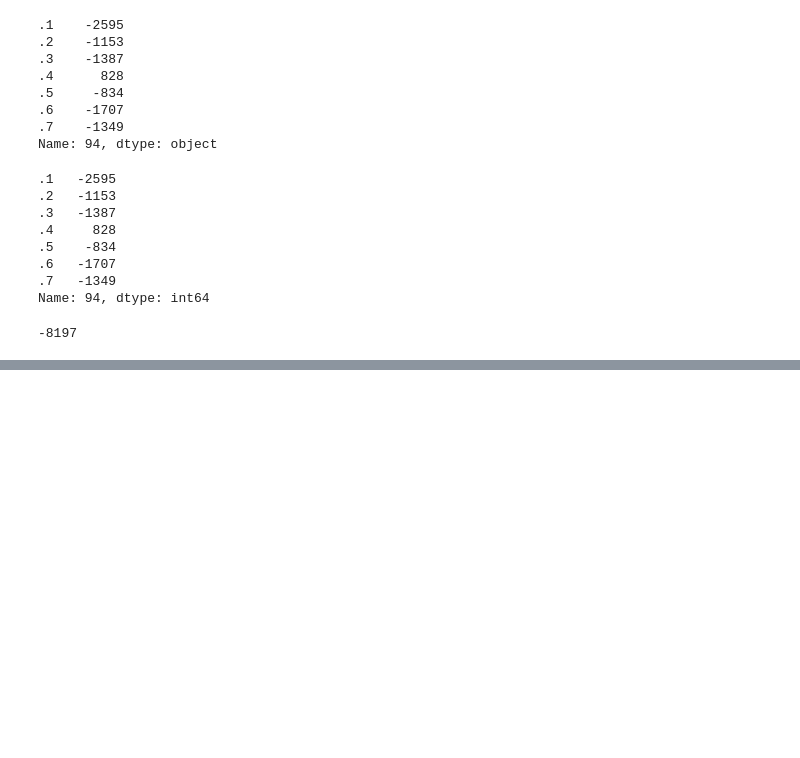
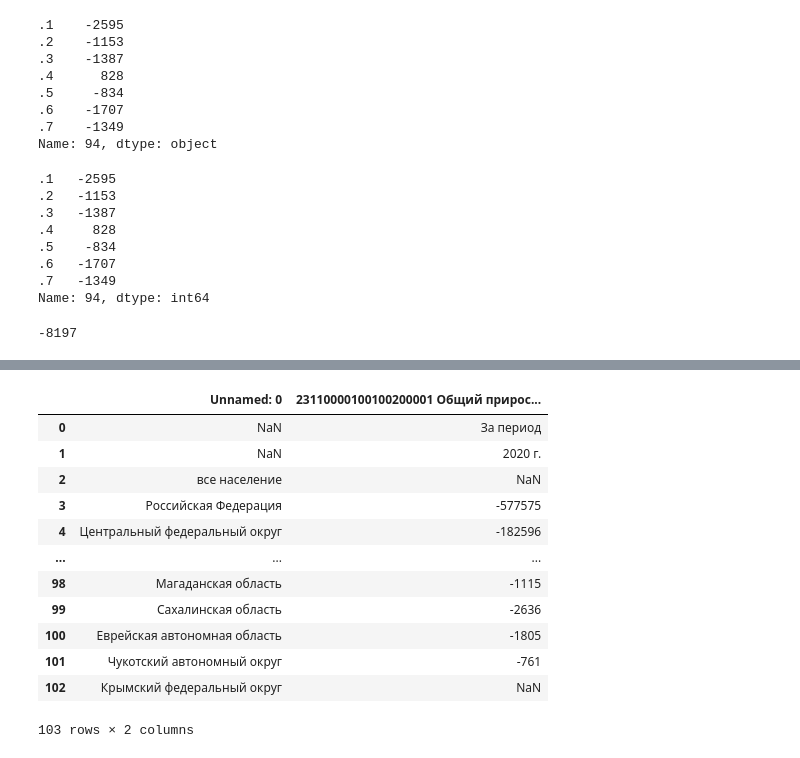
Before and after one commit to kroninam/My_notes_for_Pandas, a Jupyter notebook: 005_pandas_different_sourses_of_DATA.ipynb, the cells around one changed output, grey strips where cells are left out. Saved outputs shown, nothing was run; the diff lists cells and outputs as text; code cells hidden in the pictures; blank space fills up the shorter version.

```diff
--- a/005_pandas_different_sourses_of_DATA.ipynb
+++ b/005_pandas_different_sourses_of_DATA.ipynb
@@ -851,0 +982,2 @@ df_kamchatka.astype('int64').sum()
+# %%
+_lst = pd.read_html('23110000100100200001_Общий_прирост_постоянного_населения.html')
@@ -851,0 +988,2 @@ df_kamchatka.astype('int64').sum()
+# %%
+df = _lst[0]
@@ -851,0 +1006,16 @@ df_kamchatka.astype('int64').sum()
+# %%
+df[['Unnamed: 0', '23110000100100200001 Общий прирост постоянного населения.7']]
+# %% [output]
+|  | Unnamed: 0 | 23110000100100200001 Общий прирос... |
+| 0 | NaN | За период |
+| 1 | NaN | 2020 г. |
+| 2 | все население | NaN |
+| 3 | Российская Федерация | -577575 |
+| 4 | Центральный федеральный округ | -182596 |
+| ... | ... | ... |
+| 98 | Магаданская область | -1115 |
+| 99 | Сахалинская область | -2636 |
+| 100 | Еврейская автономная область | -1805 |
+| 101 | Чукотский автономный округ | -761 |
+| 102 | Крымский федеральный округ | NaN |
+103 rows × 2 columns
```
Also changed, not shown: parts of 57 cells of this notebook, 9 other files.
